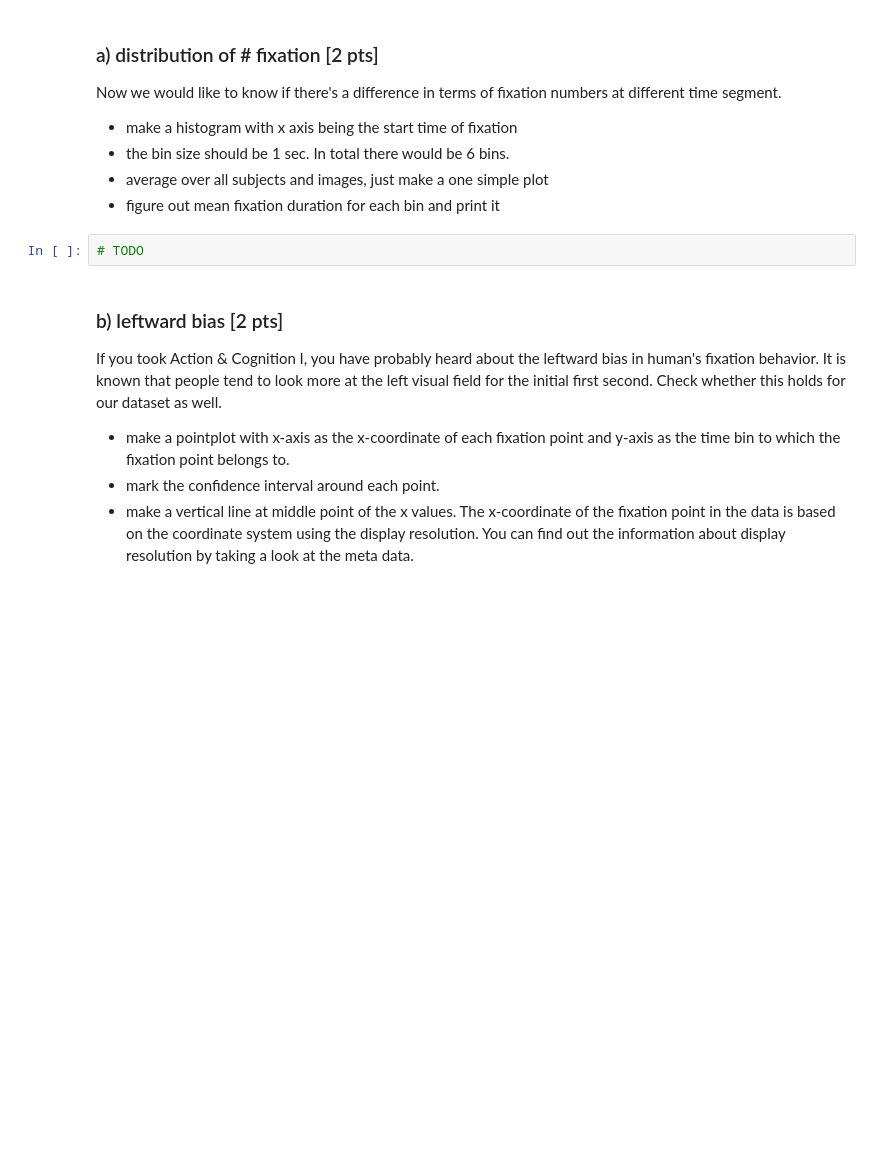
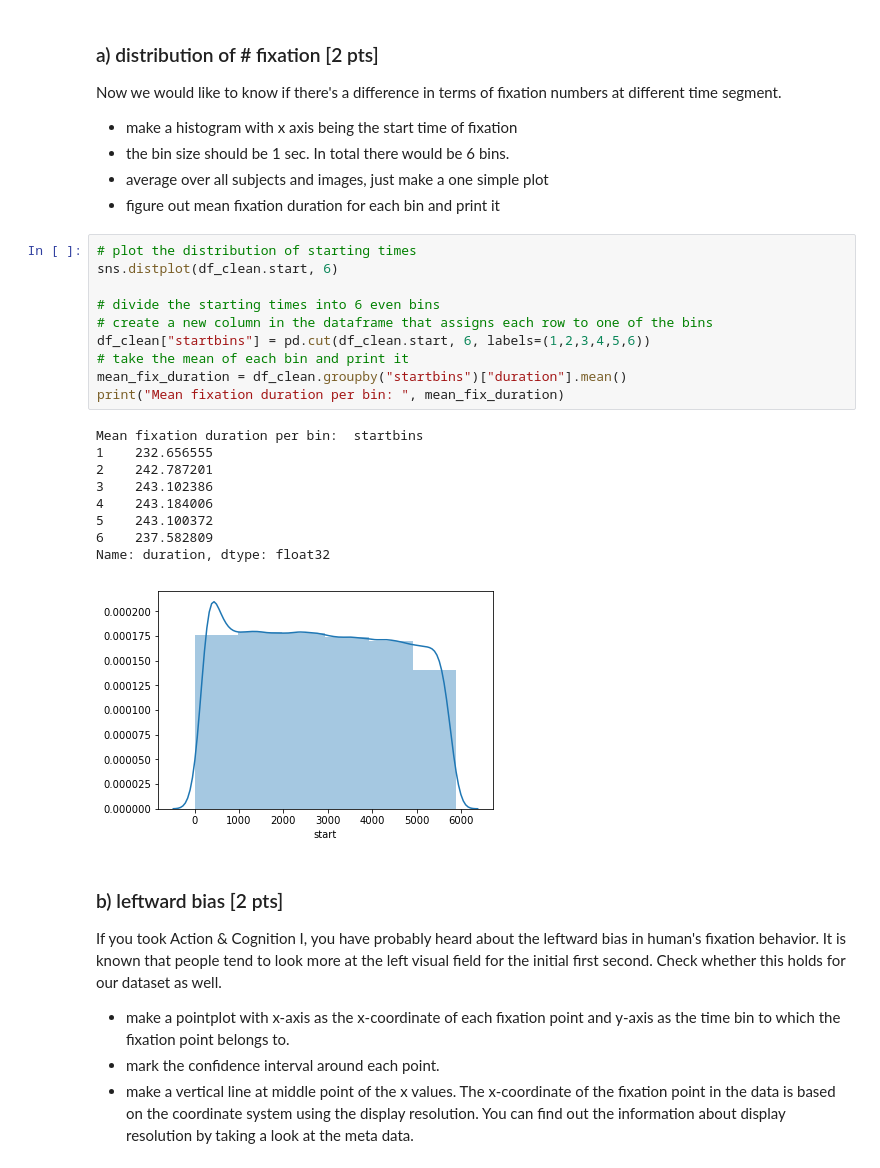
Before and after one commit to NBP-ACC/week-7-acc_4, a Jupyter notebook: Sheet05.ipynb, the cells around one changed output. Saved outputs shown, nothing was run; the diff lists cells and outputs as text; blank space fills up the shorter version.

```diff
--- a/Sheet05.ipynb
+++ b/Sheet05.ipynb
@@ -227,8 +256,26 @@ Now we would like to know if there's a difference in terms of fixation numbers a
 - the bin size should be 1 sec. In total there would be 6 bins.
 - average over all subjects and images, just make a one simple plot
 - figure out mean fixation duration for each bin and print it
-# %%
-# TODO
+# %%
+# plot the distribution of starting times
+sns.distplot(df_clean.start, 6)
+
+# divide the starting times into 6 even bins
+# create a new column in the dataframe that assigns each row to one of the bins
+df_clean["startbins"] = pd.cut(df_clean.start, 6, labels=(1,2,3,4,5,6))
+# take the mean of each bin and print it
+mean_fix_duration = df_clean.groupby("startbins")["duration"].mean()
+print("Mean fixation duration per bin: ", mean_fix_duration)
+# %% [output]
+Mean fixation duration per bin:  startbins
+1    232.656555
+2    242.787201
+3    243.102386
+4    243.184006
+5    243.100372
+6    237.582809
+Name: duration, dtype: float32
+[figure, added]
 # %% [markdown]
 ### b) leftward bias [2 pts]
 If you took Action & Cognition I, you have probably heard about the leftward bias in human's fixation behavior. It is known that people tend to look more at the left visual field for the initial first second. Check whether this holds for our dataset as well.
```
Also changed, not shown: parts of 14 cells of this notebook.
